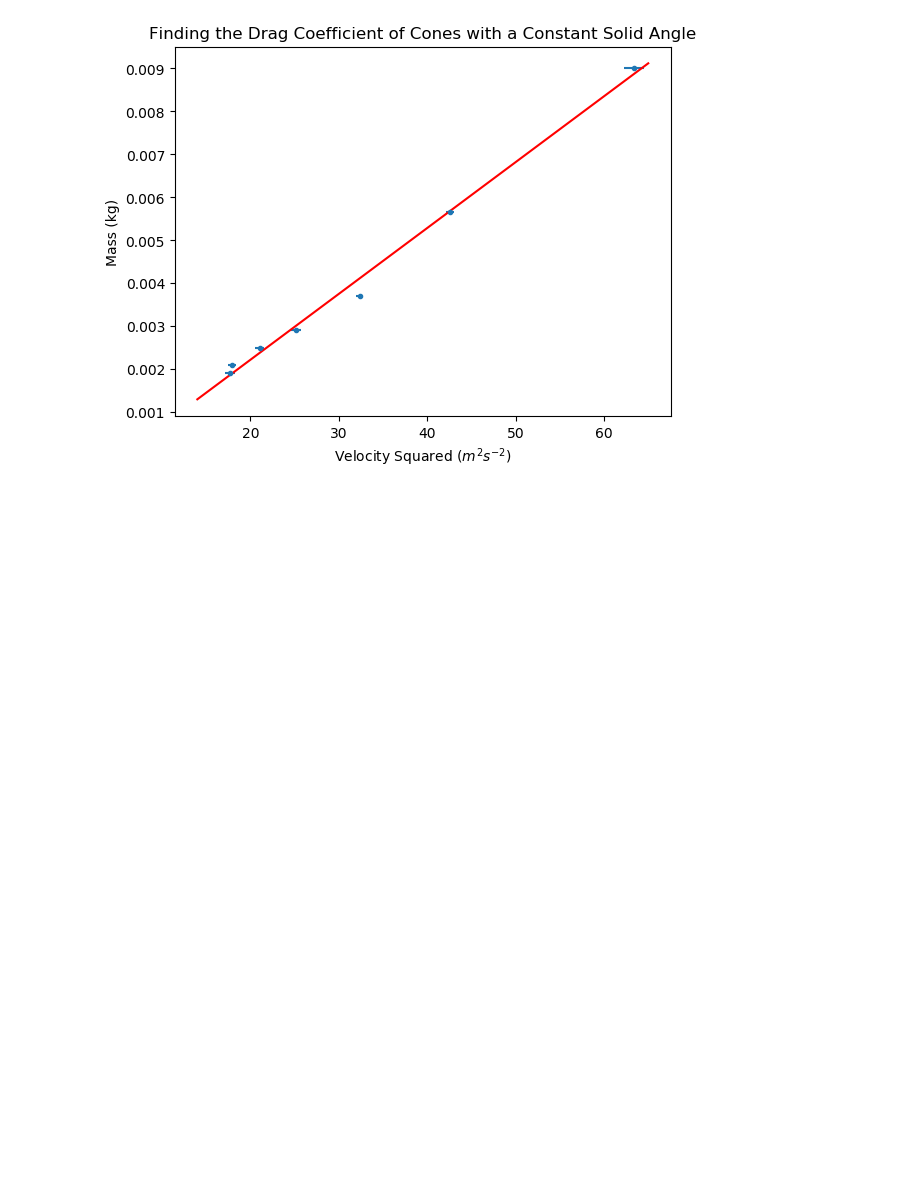
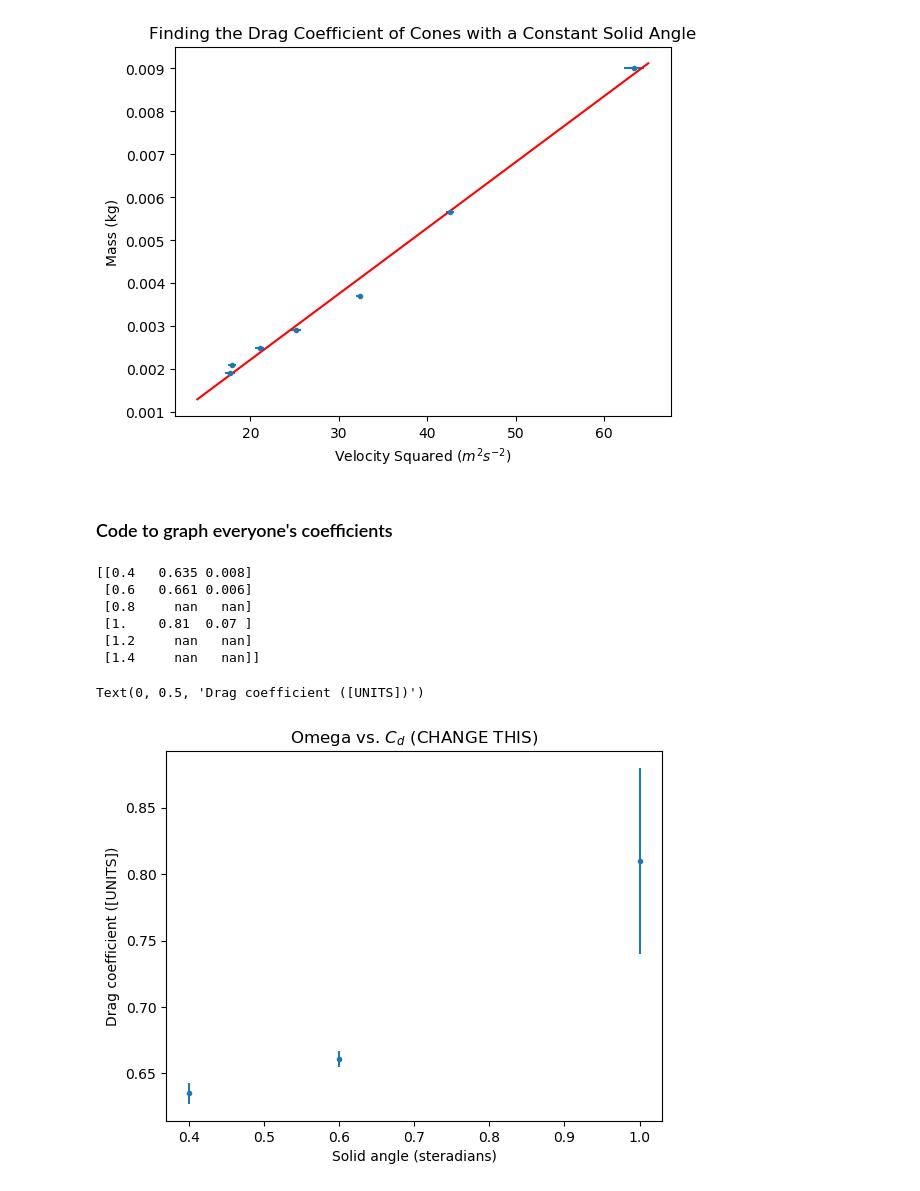
Before and after one commit to alg107/PHYS285-Cones, a Jupyter notebook: Cones.ipynb, the cells around one changed output. Drawn from its saved outputs; the diff is of its cells as text; code cells hidden in the pictures; blank space fills up the shorter version.

Commit message:
Added section for coefficients graph

```diff
--- a/Cones.ipynb
+++ b/Cones.ipynb
@@ -155,3 +156,30 @@ C_d uncertainty:  0.008252795973940172
 Delta A (uncertainties) [8.58509142e-06 2.45151280e-07]
 Text(0, 0.5, 'Mass (kg)')
 [figure]
+# %% [markdown]
+### Code to graph everyone's coefficients
+# %%
+data2 = np.genfromtxt("coefficients.csv", delimiter=",")
+data2[0][0] = 0.4
+omega = data2[:,0]
+C_d = data2[:,1]
+C_d_sigma = data2[:,2]
+print(data2)
+
+
+plt.rcdefaults()  # turn off xkcd
+plt.figure()
+plt.errorbar(omega,C_d,C_d_sigma,fmt='.')
+#plt.plot(xx,model(a,xx),'r-')
+plt.title("Omega vs. $C_d$ (CHANGE THIS)")
+plt.xlabel('Solid angle (steradians)')
+plt.ylabel('Drag coefficient ([UNITS])')
+# %% [output]
+[[0.4   0.635 0.008]
+ [0.6   0.661 0.006]
+ [0.8     nan   nan]
+ [1.    0.81  0.07 ]
+ [1.2     nan   nan]
+ [1.4     nan   nan]]
+Text(0, 0.5, 'Drag coefficient ([UNITS])')
+[figure, added]
```
Also changed, not shown: parts of 1 cell of this notebook, 1 other file.
